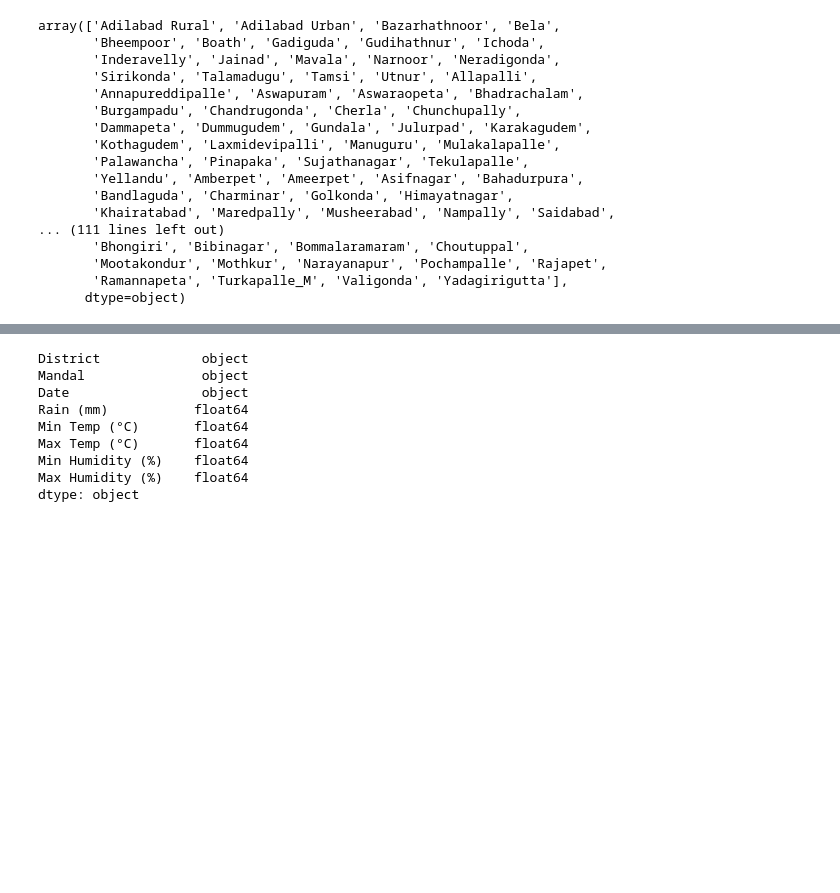
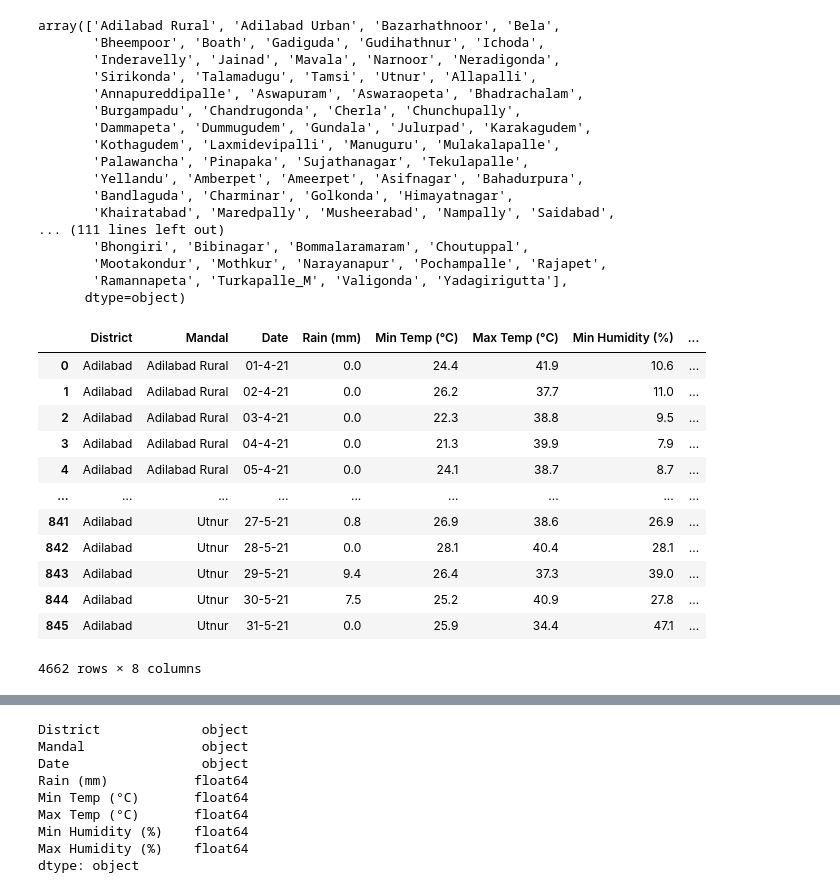
Before and after one commit to smartinternz02/SBSPS-Challenge-7154-SDG-13-Climate-Action, a Jupyter notebook: DATASETS/2021 datasets/project.ipynb, the cells around one changed output, grey strips where cells are left out. Drawn from its saved outputs; the diff is of its cells as text; code cells hidden in the pictures; blank space fills up the shorter version.

Commit message:
ADILABAD DONE

```diff
--- a/DATASETS/2021 datasets/project.ipynb
+++ b/DATASETS/2021 datasets/project.ipynb
@@ -667,3 +667,26 @@ array(['Adilabad Rural', 'Adilabad Urban', 'Bazarhathnoor', 'Bela',
        'Mootakondur', 'Mothkur', 'Narayanapur', 'Pochampalle', 'Rajapet',
        'Ramannapeta', 'Turkapalle_M', 'Valigonda', 'Yadagirigutta'],
       dtype=object)
+# %%
+frames1=[data[data['District']=='Adilabad'],
+data1[data1['District']=='Adilabad'],
+data2[data2['District']=='Adilabad'],
+data3[data3['District']=='Adilabad'],
+data4[data4['District']=='Adilabad'],
+data5[data5['District']=='Adilabad']]
+r=pd.concat(frames1)
+r.to_excel('Adilabad-1.xlsx')
+# %% [output]
+|  | District | Mandal | Date | Rain (mm) | Min Temp (°C) | Max Temp (°C) | Min Humidity (%) | ... |
+| 0 | Adilabad | Adilabad Rural | 01-4-21 | 0.0 | 24.4 | 41.9 | 10.6 | ... |
+| 1 | Adilabad | Adilabad Rural | 02-4-21 | 0.0 | 26.2 | 37.7 | 11.0 | ... |
+| 2 | Adilabad | Adilabad Rural | 03-4-21 | 0.0 | 22.3 | 38.8 | 9.5 | ... |
+| 3 | Adilabad | Adilabad Rural | 04-4-21 | 0.0 | 21.3 | 39.9 | 7.9 | ... |
+| 4 | Adilabad | Adilabad Rural | 05-4-21 | 0.0 | 24.1 | 38.7 | 8.7 | ... |
+| ... | ... | ... | ... | ... | ... | ... | ... | ... |
+| 841 | Adilabad | Utnur | 27-5-21 | 0.8 | 26.9 | 38.6 | 26.9 | ... |
+| 842 | Adilabad | Utnur | 28-5-21 | 0.0 | 28.1 | 40.4 | 28.1 | ... |
+| 843 | Adilabad | Utnur | 29-5-21 | 9.4 | 26.4 | 37.3 | 39.0 | ... |
+| 844 | Adilabad | Utnur | 30-5-21 | 7.5 | 25.2 | 40.9 | 27.8 | ... |
+| 845 | Adilabad | Utnur | 31-5-21 | 0.0 | 25.9 | 34.4 | 47.1 | ... |
+4662 rows × 8 columns
```
Also changed, not shown: parts of 4 cells of this notebook, 1 other file.
